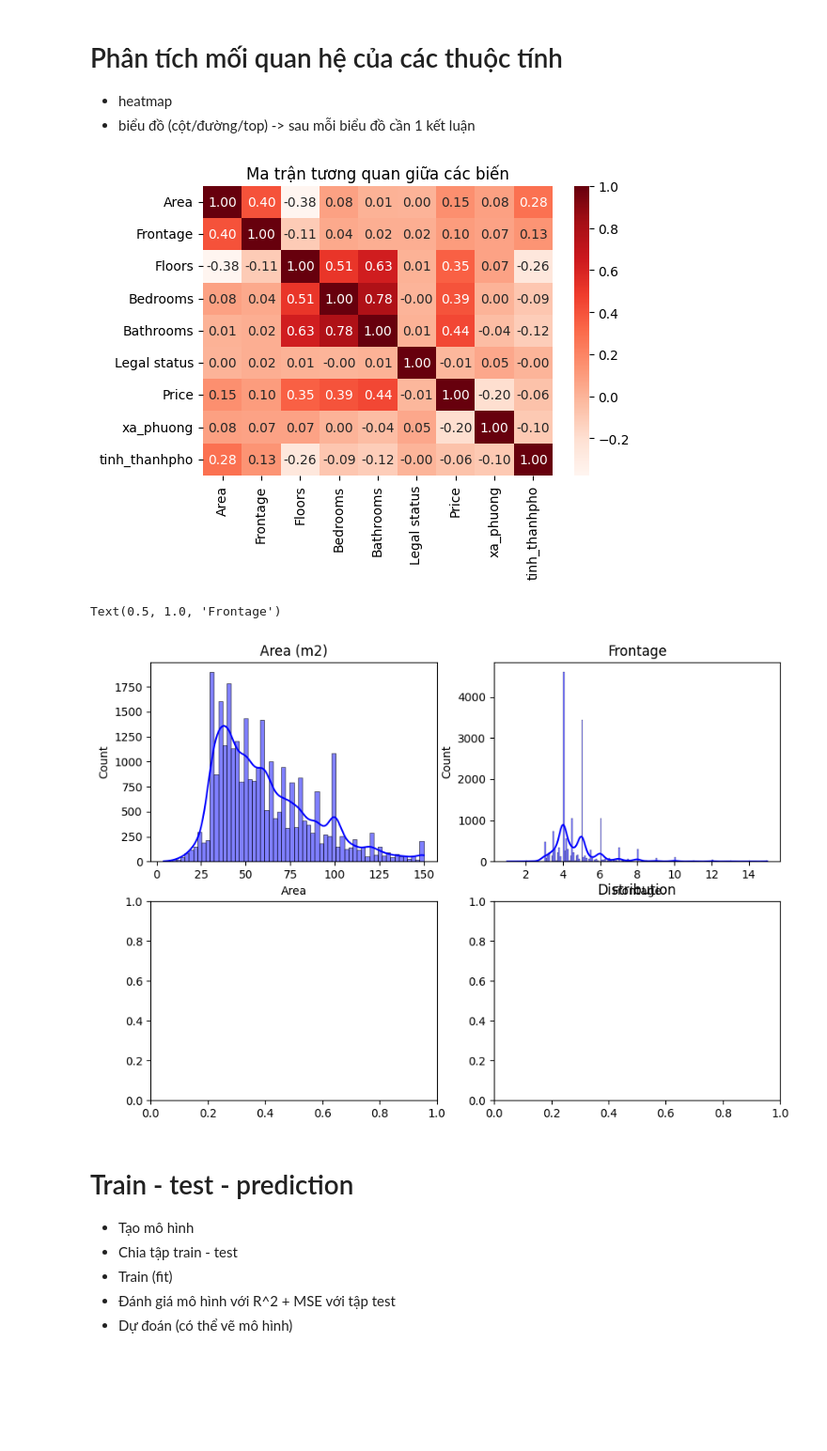
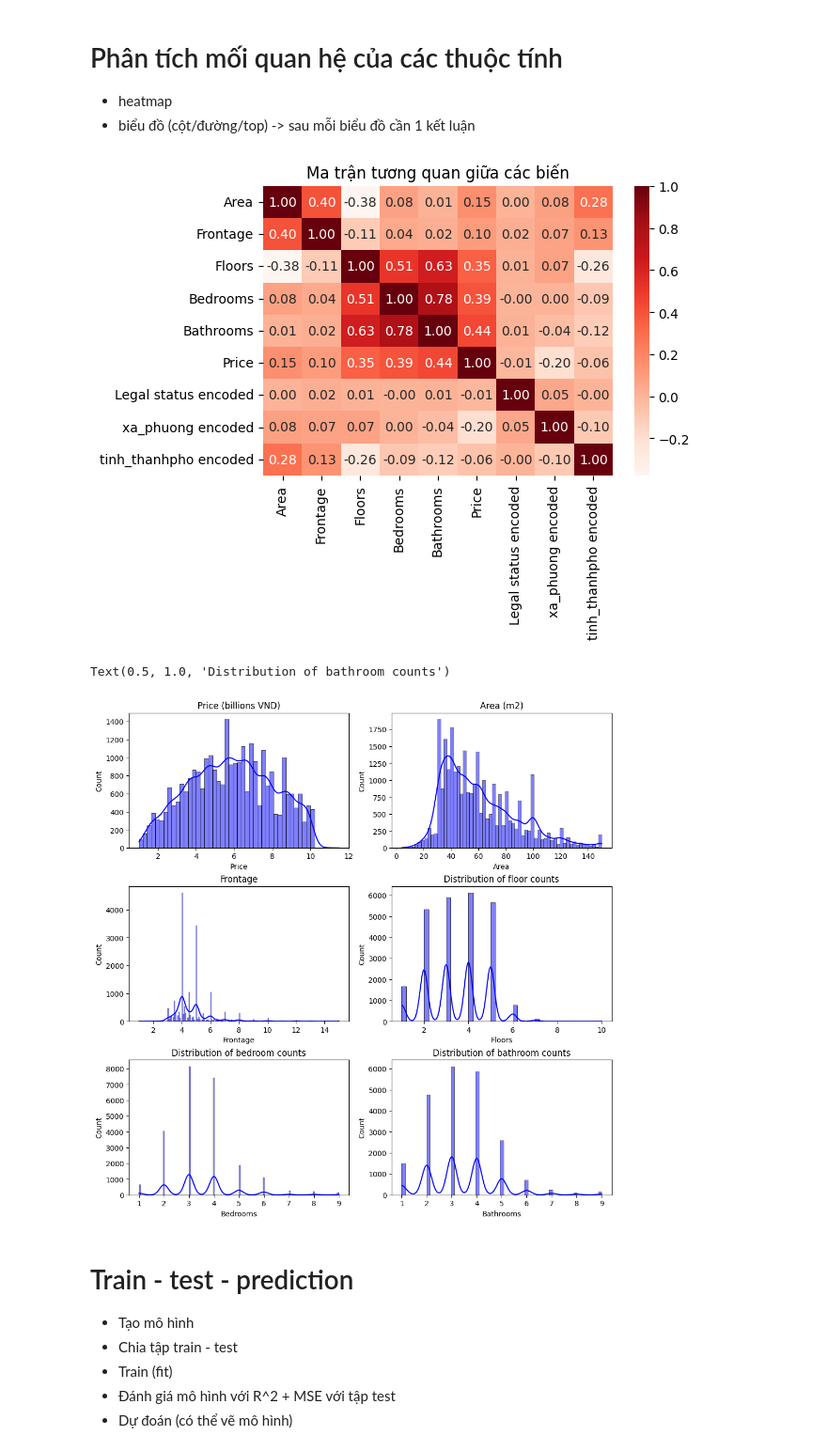
Before and after one commit to anhvq44/CSA_SPCK, a Jupyter notebook: VN_house_price.ipynb, the cells around one changed output. Shown at 94% size. Drawn from its saved outputs; the diff is of its cells as text; code cells hidden in the pictures; blank space fills up the shorter version.

Commit message:
finish drawing distribution graphs for numerical columns

```diff
--- a/VN_house_price.ipynb
+++ b/VN_house_price.ipynb
@@ -109,13 +109,13 @@ estate_data.duplicated()
 Length: 28694, dtype: bool
 # %%
 legal_stat_categories = estate_data['Legal status'].astype('category').cat.categories
-estate_data['Legal status'] = estate_data['Legal status'].astype('category').cat.codes
+estate_data['Legal status encoded'] = estate_data['Legal status'].astype('category').cat.codes
 
 xa_categories = estate_data['xa_phuong'].astype('category').cat.categories
-estate_data['xa_phuong'] = estate_data['xa_phuong'].astype('category').cat.codes
+estate_data['xa_phuong encoded'] = estate_data['xa_phuong'].astype('category').cat.codes
 
 tinh_categories = estate_data['tinh_thanhpho'].astype('category').cat.categories
-estate_data['tinh_thanhpho'] = estate_data['tinh_thanhpho'].astype('category').cat.codes
+estate_data['tinh_thanhpho encoded'] = estate_data['tinh_thanhpho'].astype('category').cat.codes
 
 estate_data.head()
 # %% [output]
@@ -131,20 +131,24 @@ estate_data.head()
 - biểu đồ (cột/đường/top) -> sau mỗi biểu đồ cần 1 kết luận
 # %%
 plt.figure(figsize=(6, 4))
-sns.heatmap(estate_data.corr(), annot=True, cmap=plt.cm.Reds, fmt=".2f")
+sns.heatmap(estate_data.select_dtypes(include='number').corr(), annot=True, cmap=plt.cm.Reds, fmt=".2f")
 plt.title("Ma trận tương quan giữa các biến")
 plt.show()
 # %% [output]
-[figure, old version]
+[figure, new version]
 # %%
-figure, axis = plt.subplots(2, 2, figsize=(10, 7))
-plt.title("Distribution")
+his_fig, his_axis = plt.subplots(3, 2, figsize=(10, 10), layout="constrained")
+plt.title("Distribution") #histogram for numerical data
 
-sns.histplot(data=estate_data, x=estate_data['Area'], kde=True, color='blue', ax=axis[0,0]).set_title("Area (m2)")
-sns.histplot(data=estate_data, x=estate_data['Frontage'], kde=True, color='blue', ax=axis[0,1]).set_title("Frontage")
+sns.histplot(data=estate_data, x=estate_data['Price'], kde=True, color='blue', ax=his_axis[0,0]).set_title("Price (billions VND)")
+sns.histplot(data=estate_data, x=estate_data['Area'], kde=True, color='blue', ax=his_axis[0,1]).set_title("Area (m2)")
+sns.histplot(data=estate_data, x=estate_data['Frontage'], kde=True, color='blue', ax=his_axis[1,0]).set_title("Frontage")
+sns.histplot(data=estate_data, x=estate_data['Floors'], kde=True, color='blue', ax=his_axis[1,1]).set_title("Distribution of floor counts")
+sns.histplot(data=estate_data, x=estate_data['Bedrooms'], kde=True, color='blue', ax=his_axis[2,0]).set_title("Distribution of bedroom counts")
+sns.histplot(data=estate_data, x=estate_data['Bathrooms'], kde=True, color='blue', ax=his_axis[2,1]).set_title("Distribution of bathroom counts")
 # %% [output]
-Text(0.5, 1.0, 'Frontage')
+Text(0.5, 1.0, 'Distribution of bathroom counts')
-[figure, old version]
+[figure, new version]
 # %% [markdown]
 # Train - test - prediction
 - Tạo mô hình
```
Also changed, not shown: parts of 1 cell of this notebook.
